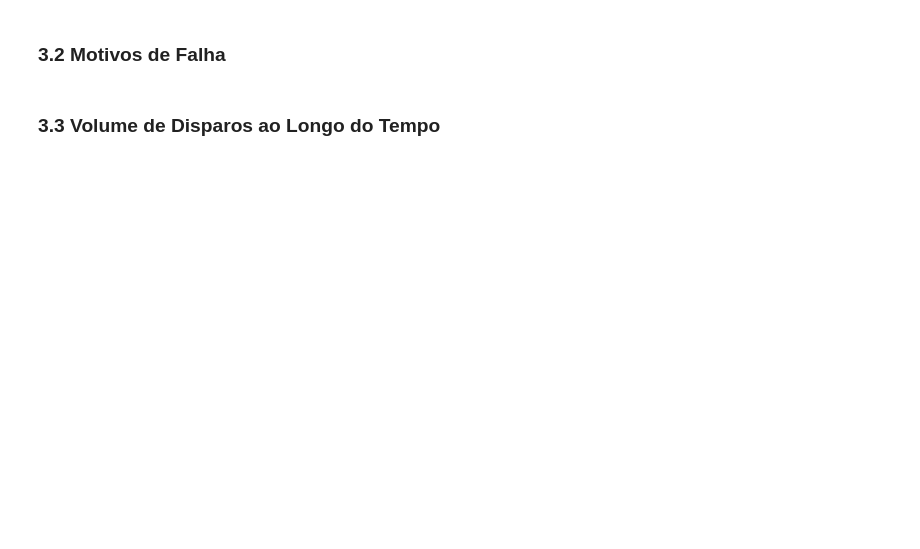
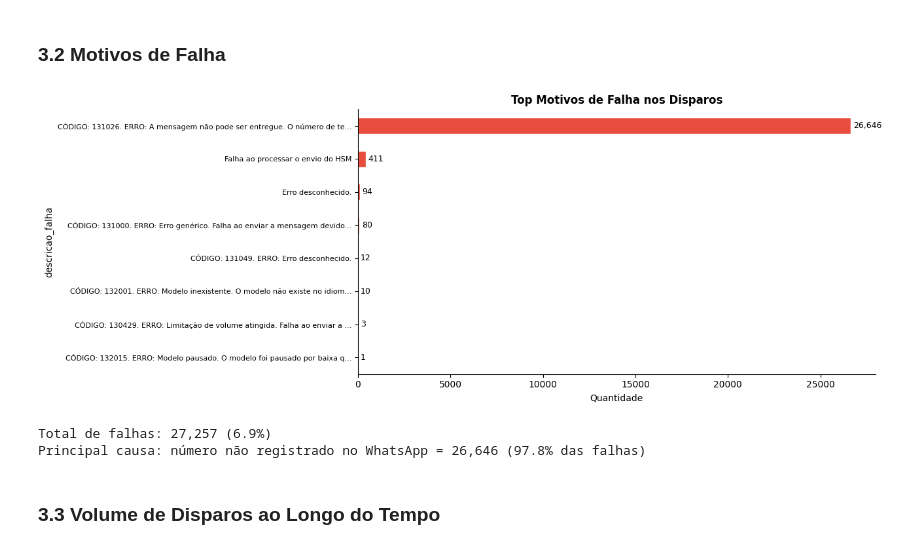
Before and after one commit to Lucas-SGO/desafio-cientista-dados-pleno-campanhas, a Jupyter notebook: notebooks/01_eda_carregamento.ipynb, the cells around one changed output. Drawn from its saved outputs; the diff is of its cells as text; code cells hidden in the pictures; blank space fills up the shorter version.

```diff
--- a/notebooks/01_eda_carregamento.ipynb
+++ b/notebooks/01_eda_carregamento.ipynb
@@ -149,22 +229,31 @@ print(f'\nTaxa de sucesso (DELIVERED + READ): {taxa_sucesso:.2f}%')
 # %% [markdown]
 ### 3.2 Motivos de Falha
 # %%
-falhas = df_disparo[df_disparo['status_disparo'] == 'FAILED']
-falhas_desc = falhas['descricao_falha'].value_counts().head(10)
+falhas = df_disparo[df_disparo['status_disparo'] == 'failed']
+falhas_desc = falhas['descricao_falha'].value_counts().head(8)
 
-fig, ax = plt.subplots(figsize=(12, 5))
+fig, ax = plt.subplots(figsize=(13, 5))
 falhas_desc.plot(kind='barh', ax=ax, color='#e74c3c', edgecolor='white')
-ax.set_title('Top 10 Motivos de Falha nos Disparos', fontweight='bold')
+ax.set_title('Top Motivos de Falha nos Disparos', fontweight='bold')
 ax.set_xlabel('Quantidade')
 ax.invert_yaxis()
 
+# Quebrar labels longos
+labels = [l[:70] + '...' if len(l) > 70 else l for l in falhas_desc.index]
+ax.set_yticklabels(labels, fontsize=8)
+
 for i, v in enumerate(falhas_desc):
-    ax.text(v + falhas_desc.max() * 0.01, i, f'{v:,}', va='center', fontsize=9)
+    ax.text(v + falhas_desc.max()*0.005, i, f'{v:,}', va='center', fontsize=9)
 
 plt.tight_layout()
 plt.show()
 
-print(f'\nTotal de falhas: {len(falhas):,} ({len(falhas)/len(df_disparo)*100:.1f}% dos disparos)')
+print(f'Total de falhas: {len(falhas):,} ({len(falhas)/len(df_disparo)*100:.1f}%)')
+print(f'Principal causa: número não registrado no WhatsApp = {falhas_desc.iloc[0]:,} ({falhas_desc.iloc[0]/len(falhas)*100:.1f}% das falhas)')
+# %% [output]
+[figure, added]
+Total de falhas: 27,257 (6.9%)
+Principal causa: número não registrado no WhatsApp = 26,646 (97.8% das falhas)
 # %% [markdown]
 ### 3.3 Volume de Disparos ao Longo do Tempo
 # %%
```
Also changed, not shown: parts of 34 cells of this notebook.
